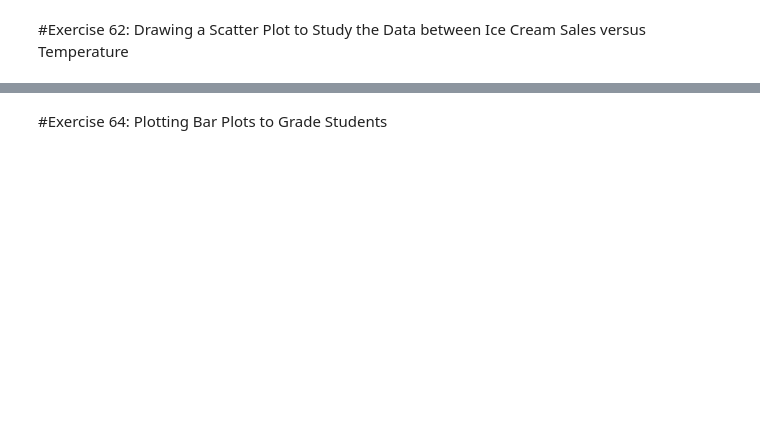
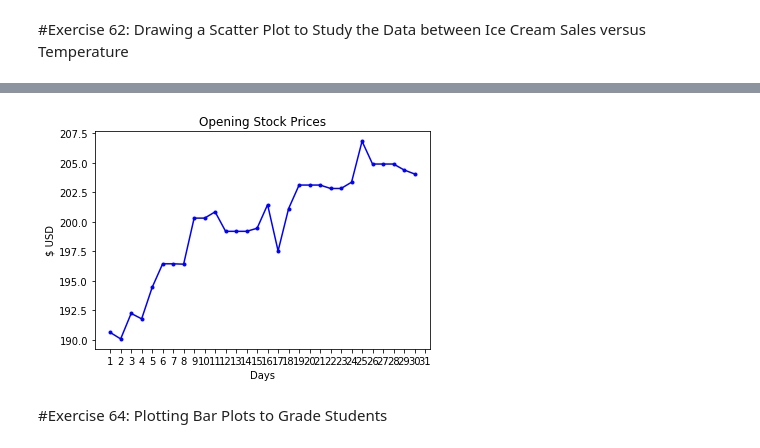
Before and after one commit to ovidiuuus/pywrkshop, a Jupyter notebook: ch04_ExtendPython.ipynb, the cells around one changed output, grey strips where cells are left out. Cells and saved outputs as stored; diff of their text form; code cells hidden in the pictures; blank space fills up the shorter version.

```diff
--- a/ch04_ExtendPython.ipynb
+++ b/ch04_ExtendPython.ipynb
@@ -56,7 +65,15 @@ plt.show()
 # %%
 stock_price = [190.64, 190.09, 192.25, 191.79, 194.45, 196.45, 196.45, 196.42, 200.32, 200.32, 200.85, 199.2, 199.2, 199.2, 199.46, 201.46, 197.54, 201.12, 203.12, 203.12, 203.12, 202.83, 202.83, 203.36, 206.83, 204.9, 204.9, 204.9, 204.4, 204.06]
 
-len(stock_price)
+t = list(range(1, 31))
+plt.title('Opening Stock Prices')
+plt.xlabel('Days')
+plt.ylabel('$ USD')
+plt.plot(t, stock_price, marker='.', color='blue')
+plt.xticks(range(1, 32, 1))
+plt.show()
+# %% [output]
+[figure, added]
 # %% [markdown]
 #Exercise 64: Plotting Bar Plots to Grade Students
 # %%
```
Also changed, not shown: parts of 8 cells of this notebook.
